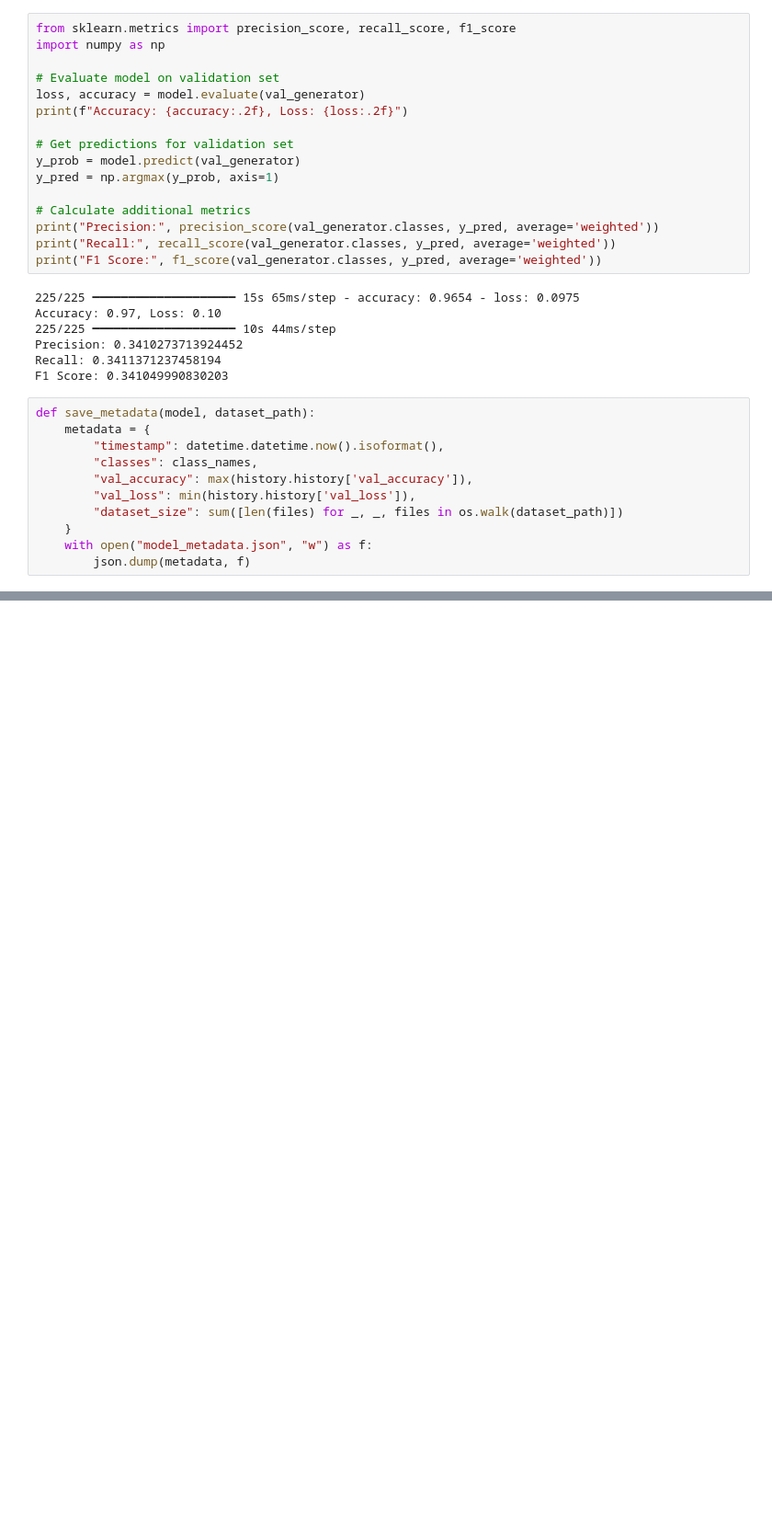
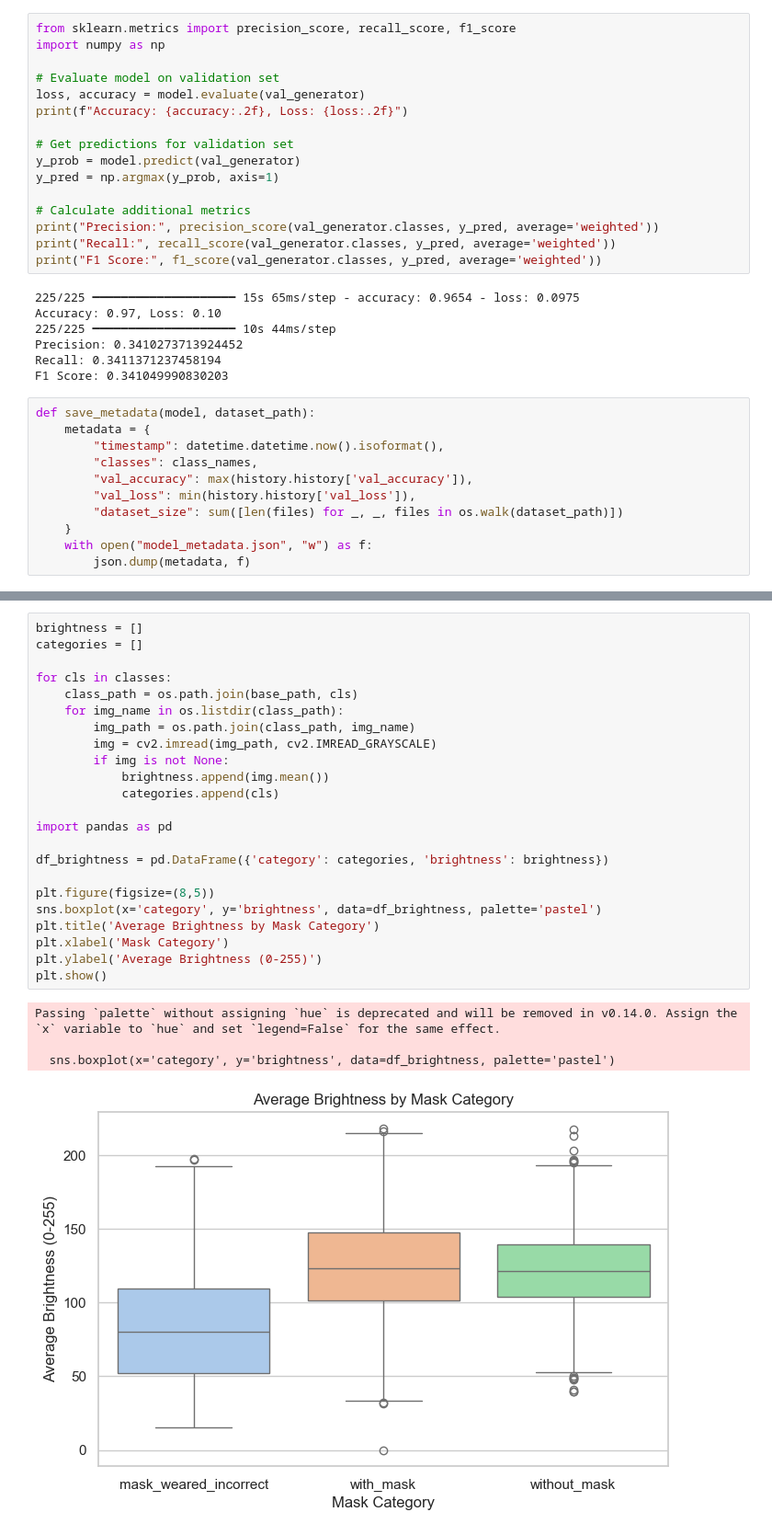
Before and after one commit to jkeza1/facemask-classification-pipeline, a Jupyter notebook: notebook/facemask_detection.ipynb, the cells around one changed output, grey strips where cells are left out. Shown: that part at 92% size. Drawn from its saved outputs; the diff is of its cells as text; blank space fills up the shorter version.

```diff
--- a/notebook/facemask_detection.ipynb
+++ b/notebook/facemask_detection.ipynb
@@ -350,0 +440,28 @@ def save_metadata(model, dataset_path):
+# %%
+brightness = []
+categories = []
+
+for cls in classes:
+    class_path = os.path.join(base_path, cls)
+    for img_name in os.listdir(class_path):
+        img_path = os.path.join(class_path, img_name)
+        img = cv2.imread(img_path, cv2.IMREAD_GRAYSCALE)
+        if img is not None:
+            brightness.append(img.mean())
+            categories.append(cls)
+
+import pandas as pd
+
+df_brightness = pd.DataFrame({'category': categories, 'brightness': brightness})
+
+plt.figure(figsize=(8,5))
+sns.boxplot(x='category', y='brightness', data=df_brightness, palette='pastel')
+plt.title('Average Brightness by Mask Category')
+plt.xlabel('Mask Category')
+plt.ylabel('Average Brightness (0-255)')
+plt.show()
+# %% [output]
+Passing `palette` without assigning `hue` is deprecated and will be removed in v0.14.0. Assign the `x` variable to `hue` and set `legend=False` for the same effect.
+
+  sns.boxplot(x='category', y='brightness', data=df_brightness, palette='pastel')
+[figure, added]
```
Also changed, not shown: parts of 6 cells of this notebook, 5 other files.
